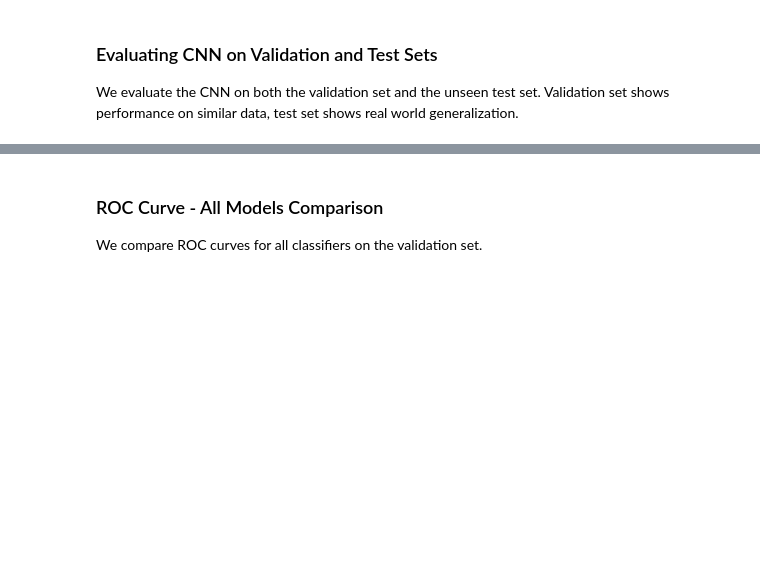
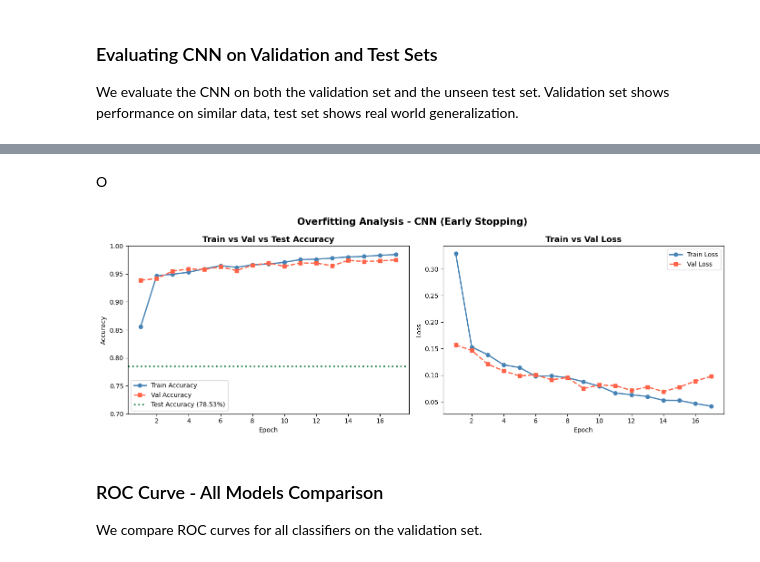
Before and after one commit to eliezaylaa/zoidberg, a Jupyter notebook: chest_Xray/zoidberg.ipynb, the cells around one changed output, grey strips where cells are left out. Saved outputs shown, nothing was run; the diff lists cells and outputs as text; code cells hidden in the pictures; blank space fills up the shorter version.

Commit message:
feat: finalize CNN ModelCheckpoint 78.53% test accuracy

```diff
--- a/chest_Xray/zoidberg.ipynb
+++ b/chest_Xray/zoidberg.ipynb
@@ -513,7 +528,0 @@ We train for 10 epochs with early stopping to prevent overfitting.
-# %%
-history = model.fit(
-    X_cnn_train, Y_cnn_train,
-    epochs=10,
-    validation_data=(X_cnn_val, Y_cnn_val),
-    batch_size=32
-)
@@ -573,3 +567,39 @@ weighted avg       0.82      0.78      0.75       624
+# %% [markdown]
+O
+# %%
+epochs_range = range(1, len(history.history['accuracy']) + 1)
+test_acc = accuracy_score(Y_cnn_test, Y_cnn_pred)
+
+fig, axes = plt.subplots(1, 2, figsize=(14, 5))
+
+
+axes[0].plot(epochs_range, history.history['accuracy'],
+             'o-', color='steelblue', label='Train Accuracy', linewidth=2)
+axes[0].plot(epochs_range, history.history['val_accuracy'],
+             's--', color='tomato', label='Val Accuracy', linewidth=2)
+axes[0].axhline(y=test_acc, color='seagreen', linestyle=':',
+                linewidth=2.5, label=f'Test Accuracy ({test_acc:.2%})')
+axes[0].set_title('Train vs Val vs Test Accuracy', fontweight='bold', fontsize=13)
+axes[0].set_xlabel('Epoch')
+axes[0].set_ylabel('Accuracy')
+axes[0].legend()
+axes[0].set_ylim(0.7, 1.0)
+
+
+axes[1].plot(epochs_range, history.history['loss'],
+             'o-', color='steelblue', label='Train Loss', linewidth=2)
+axes[1].plot(epochs_range, history.history['val_loss'],
+             's--', color='tomato', label='Val Loss', linewidth=2)
+axes[1].set_title('Train vs Val Loss', fontweight='bold', fontsize=13)
+axes[1].set_xlabel('Epoch')
+axes[1].set_ylabel('Loss')
+axes[1].legend()
+
+plt.suptitle('Overfitting Analysis - CNN (Early Stopping)', fontsize=15, fontweight='bold')
+plt.tight_layout()
+plt.show()
+# %% [output]
+[figure, added]
 # %% [markdown]
 ### ROC Curve - All Models Comparison
 We compare ROC curves for all classifiers on the validation set.
```
Also changed, not shown: parts of 19 cells of this notebook, 2 other files.
